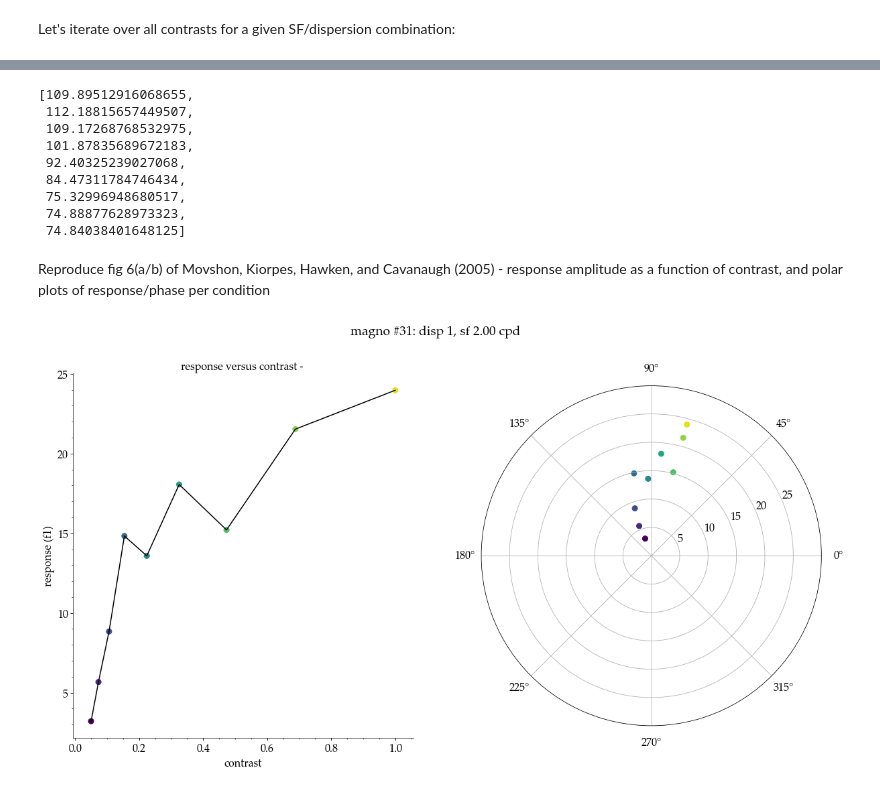
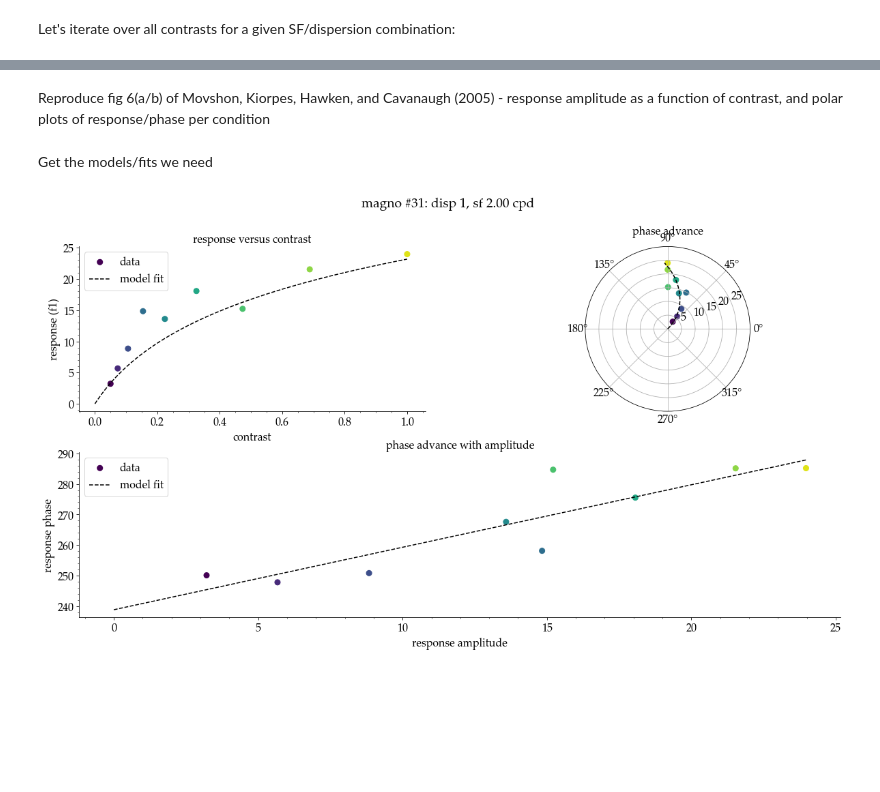
Before and after one commit to paul-levy/SF-diversity, a Jupyter notebook: LGN/analysis/functions/plotting.ipynb, the cells around one changed output, grey strips where cells are left out. Drawn from its saved outputs; the diff is of its cells as text; code cells hidden in the pictures; blank space fills up the shorter version.

```diff
--- a/LGN/analysis/functions/plotting.ipynb
+++ b/LGN/analysis/functions/plotting.ipynb
@@ -470,7 +469,7 @@ ax.set_title('Spike rasters');
 # only works for SINGLE GRATINGS
 ax = plt.subplot(3, 1, 2)
 for i in range(len(relSpikes)):
-    _, bin_edges, psth_norm = helper_fcns.fold_psth(relSpikes[i], all_tf[i], all_phi[i], cycle_fold, n_bins);
+    _, bin_edges, psth_norm = helper_fcns.fold_psth(relSpikes[i], all_tf[i], resp_phase[i], cycle_fold, n_bins);
     plt.plot(bin_edges[0:-1], i-0.5+psth_norm, color=colors[i])
     for i in range(cycle_fold):
         cycStart = plt.axvline(i*stimPeriod[0]);
@@ -490,10 +489,10 @@ polar_ylim = ax.get_ylim();
 # response phase - relative to stimulus phase
 ax = plt.subplot(3, 2, 6, projection='polar')
 ax.scatter(np.radians(ph_rel_stim), rel_amp, s=45, color=colors, clip_on=False);
-ax.plot([0, np.radians(th)], [0, r]);
+ax.plot([0, np.radians(th[0])], [0, r[0]], ls='--', color='k');
 ax.set_ylim(polar_ylim);
 ax.set_title('Stimulus-accounted');
 
-f.subplots_adjust(wspace=0.2, hspace=0.25);
+f.subplots_adjust(wspace=0.2, hspace=0.15);
 f.suptitle('Cell %d: disp %d, con %.2f, sf %.2f' % (which_cell, allDisps[disp], allCons[con], allSfs[sf]));
 # %% [output]
@@ -575,14 +549,2 @@ array([[80.8975837 ],
-# %%
-th
-# %% [output]
-[109.89512916068655,
- 112.18815657449507,
- 109.17268768532975,
- 101.87835689672183,
- 92.40325239027068,
- 84.47311784746434,
- 75.32996948680517,
- 74.88877628973323,
- 74.84038401648125]
 # %% [markdown]
 Reproduce fig 6(a/b) of Movshon, Kiorpes, Hawken, and Cavanaugh (2005) - response amplitude as a function of contrast, and polar plots of response/phase per condition
@@ -589,26 +553,53 @@ Reproduce fig 6(a/b) of Movshon, Kiorpes, Hawken, and Cavanaugh (2005) - respons
+# %% [markdown]
+Get the models/fits we need
+# %%
+# phase advance
+phAdv_model, opt_params_phAdv = helper_fcns.phase_advance([r], [th]);
+opt_params_phAdv = opt_params_phAdv[0];
+# rvc
+con_values = allCons[con_inds];
+rvc_model, opt_params_rvc = helper_fcns.rvc_fit([r], [con_values]);
+opt_params_rvc = opt_params_rvc[0];
 # %%
-f, ax = plt.subplots(1, 2, figsize=(20, 10))
+f, ax = plt.subplots(2, 2, figsize=(20, 10))
 
 n_conds = len(r);
 colors = cm.viridis(np.linspace(0, 0.95, n_conds));
 
-# first, response amplitude (with linear contrast)
-ax = plt.subplot(1, 2, 1);
-ax.scatter(allCons[con_inds], r, color=colors);
-ax.plot(allCons[con_inds], r, linestyle='-', color='k')
+# first, response amplitude (with linear contrast) and rvc model fit
+plot_cons = np.linspace(0, 1, 100);
+mod_fit = rvc_model(opt_params_rvc[0], opt_params_rvc[1], opt_params_rvc[2], plot_cons);
+
+ax = plt.subplot(2, 2, 1);
+plt_measured = ax.scatter(allCons[con_inds], r, color=colors);
+plt_fit = ax.plot(plot_cons, mod_fit, linestyle='--', color='k');
 ax.set_xlabel('contrast');
 ax.set_ylabel('response (f1)');
-ax.set_title('response versus contrast - ')
+ax.set_title('response versus contrast')
+ax.legend((plt_measured, plt_fit[0]), ('data', 'model fit'))
 
+# then the plot of phase as a function of ampltude with phase advance model
+plot_amps = np.linspace(0, np.max(r), 100);
+mod_fit = phAdv_model(opt_params_phAdv[0], opt_params_phAdv[1], plot_amps);
 
-# now the polar plot
-ax = plt.subplot(1, 2, 2, projection='polar')
-ax.scatter(np.radians(th), r, color=colors)
-# ax.scatter(np.radians(th-th[-1]+90), r, color=colors)
+ax = plt.subplot(2, 1, 2);
+plt_measured = ax.scatter(r, th, color=colors);
+plt_fit = ax.plot(plot_amps, mod_fit, linestyle='--', color='k');
+ax.set_xlabel('response amplitude');
+ax.set_ylabel('response phase');
+ax.set_title('phase advance with amplitude')
+ax.legend((plt_measured, plt_fit[0]), ('data', 'model fit'))
+
+# now the polar plot of resp/phase together
+ax = plt.subplot(2, 2, 2, projection='polar')
+# ax.scatter(np.radians(th), r, color=colors)
+ax.scatter(np.radians(th-th[-1]+90), r, color=colors)
+ax.plot(np.radians(mod_fit-th[-1]+90), plot_amps, linestyle='--', color='k');
 ax.set_ylim(0, 1.25*np.max(r))
+ax.set_title('phase advance')
 
 # overall title
 f.subplots_adjust(wspace=0.2, hspace=0.25);
 f.suptitle('%s #%d: disp %d, sf %.2f cpd' % (dataList['unitType'][which_cell-1], which_cell, allDisps[disp], allSfs[sf]));
 # %% [output]
-[figure, old version]
+[figure, new version]
```
Also changed, not shown: parts of 9 cells of this notebook, 3 other files.
